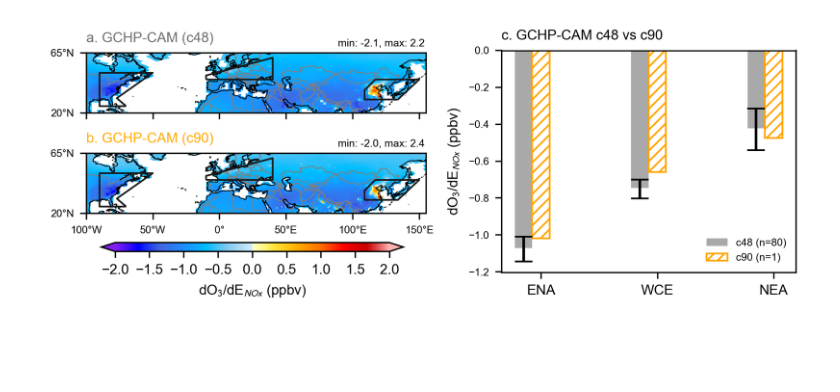
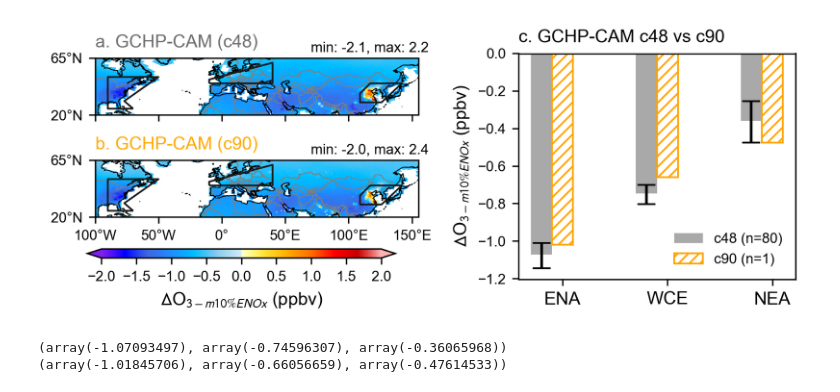
Before and after one commit to emmleroy/future-climate-ozone-sensitivity, a Jupyter notebook: figures_paper/FigS3_new.ipynb, the cells around one changed output. Drawn from its saved outputs; the diff is of its cells as text; code cells hidden in the pictures; blank space fills up the shorter version.

Commit message:
Increase minimum font size

```diff
--- a/figures_paper/FigS3_new.ipynb
+++ b/figures_paper/FigS3_new.ipynb
@@ -87,35 +86,35 @@ lat_formatter = LatitudeFormatter()
 color = 'black'
 
 mpl.rcParams.update({
-    'axes.edgecolor': color,      # Color of the axes spines
-    'xtick.color': color,         # Color of the x-axis ticks
-    'ytick.color': color,         # Color of the y-axis ticks
-    'xtick.labelcolor': color,    # Color of the x-axis tick labels
-    'ytick.labelcolor': color,    # Color of the y-axis tick labels
-    'grid.color': color,          # Color of the grid lines
-    'axes.labelcolor': color,     # Color of the axis labels
-    'axes.titlecolor': color,     # Color of the plot titles
+    'axes.edgecolor': color,
+    'xtick.color': color,
+    'ytick.color': color,
+    'xtick.labelcolor': color,
+    'ytick.labelcolor': color,
+    'grid.color': color,
+    'axes.labelcolor': color,
+    'axes.titlecolor': color,
 })
 
 mpl.rcParams.update({
     'font.size': 8,
-    'axes.titlesize': 8,
-    'axes.labelsize': 8,
-    'xtick.labelsize': 6,
-    'ytick.labelsize': 6,
+    'axes.titlesize': 10,
+    'axes.labelsize': 10,
+    'xtick.labelsize': 8,
+    'ytick.labelsize': 8,
     'legend.fontsize': 8,
-    'figure.titlesize': 8
+    'figure.titlesize': 10
 })
 
 fig_width_in = 6
 fig_height_in = 2.35
 
 fig = plt.figure(figsize=(fig_width_in, fig_height_in), dpi=300)
-gs2 = GridSpec(2, 1, top=0.92, bottom=0.32, left=0.05, right=0.50, hspace = 0.30, wspace=0.05)
+gs2 = GridSpec(2, 1, top=0.92, bottom=0.32, left=0.08, right=0.50, hspace = 0.30, wspace=0.05)
 ax1 = fig.add_subplot(gs2[0, 0], projection=ccrs.PlateCarree(central_longitude=0))
 ax2 = fig.add_subplot(gs2[1, 0], projection=ccrs.PlateCarree(central_longitude=0))
 
-gs3 = GridSpec(1, 1, top=0.90, bottom=0.15, left=0.60, right=0.99, hspace = 0.30, wspace=0.05)
+gs3 = GridSpec(1, 1, top=0.90, bottom=0.15, left=0.63, right=0.99, hspace = 0.30, wspace=0.05)
 ax3 = fig.add_subplot(gs3[0, 0])
 
 #################################################################################
@@ -149,22 +148,22 @@ for idx, z in enumerate([CAM_c48_seasonal, CAM_c90_seasonal,]):
     ax[idx].add_feature(country_borders, edgecolor="gray", linewidth=0.5)
     ax[idx].coastlines(color="black", linewidth=0.5)
     ax[idx].set_extent([-100, 155, 20, 65], crs=ccrs.PlateCarree())
-    ax[idx].set_title(titles[idx], loc='left', size=8, color=colors[idx])
+    ax[idx].set_title(titles[idx], loc='left', size=10, color=colors[idx])
 
     # X-tick labels
     ax[idx].set_xticks([-100, -50, 0, 50, 100, 150])
     ax[0].set_xticklabels(
-            ['', '', '', '', '', ''], fontsize=6)
+            ['', '', '', '', '', ''], fontsize=8)
     ax[1].set_xticklabels(
-            ['100°W', '50°W', '0°', '50°E', '100°E', '150°E'], fontsize=6)
+            ['100°W', '50°W', '0°', '50°E', '100°E', '150°E'], fontsize=8)
 
     # Y-tick labels
     ax[idx].set_yticks([20,65])
 
     ax[0].set_yticklabels(
-            ['20°N', '65°N'], fontsize=6)
+            ['20°N', '65°N'], fontsize=8)
     ax[1].set_yticklabels(
-            ['20°N', '65°N'], fontsize=6)
+            ['20°N', '65°N'], fontsize=8)
 
     # Add boxes around the IPCC AR6 regions
     ar6 = regionmask.defined_regions.ar6.all
@@ -175,44 +174,49 @@ for idx, z in enumerate([CAM_c48_seasonal, CAM_c90_seasonal,]):
     )
 
     # For EAS we use a modified polygon that captures a more homogeneous response
-    new_EAS = np.array([[117,45], [109,37], [109,30], [134,30], [134,30], [150,45]])
+    new_EAS = np.array([[117,45], [109,37], [109,30], [126,30],[142,45]])
     new_EAS_region = regionmask.Regions([new_EAS], name="new_EAS")
     new_EAS_region.plot_regions(add_label=False, ax=ax[idx], line_kws=dict(lw=1))
 
-    ax[idx].annotate("min: "+"{:.1f}".format(z.min().values)+", max: "+"{:.1f}".format(z.max().values), (89,70), size=6)
+    ax[idx].annotate("min: "+"{:.1f}".format(z.min().values)+", max: "+"{:.1f}".format(z.max().values), (70,70), size=8)
 
 
 ticks = [-2, -1.5, -1, -0.5, 0, 0.5, 1, 1.5, 2]
 cbar_ax = fig.add_axes([0.07, 0.22, 0.4, 0.03])  # [left, bottom, width, height]
 cbar = fig.colorbar(plot,
                     cax=cbar_ax,
                     ticks=ticks,
                     orientation="horizontal",
                     shrink=0.50,
-                    label='dO$_3$/dE$_{NOx}$ (ppbv)',
+                    label=r"$\Delta$O$_{3-m10\%ENOx}$ (ppbv)",
                     extend='both'
                     )
 cbar.ax.tick_params(labelsize=8)
 
 #################################################################################
 ## Part 3: Regional mean barplots ozone response: CAM vs M2 ##
 ax = [ax3]
 
-#
 bar_width = 0.15
 categories = ['ENA', 'WCE', 'NEA']
-x = np.arange(len(categories))
+x = 0.75*np.arange(len(categories))
 
 ax[0].bar(x - bar_width, c48_mean, bar_width, yerr=tools.reshape_data(c48_std),  capsize=5, label="c48 (n=80)", color="darkgray")
 ax[0].bar(x,             c90_mean, bar_width, label="c90 (n=1)", color="white", hatch='////', edgecolor="orange")
-ax[0].set_ylabel("dO$_3$/dE$_{NOx}$ (ppbv)", fontsize=8)
+ax[0].set_ylabel(r"$\Delta$O$_{3-m10\%ENOx}$ (ppbv)", fontsize=10)
 ax[0].spines[['top']].set_visible(False)
 ax[0].axhline(0, color='k')
-ax[0].set_xticks(x, categories, fontsize=8)
-ax[0].set_title("c. GCHP-CAM c48 vs c90", loc='left', fontsize=8)
-ax[0].legend(fontsize=6, frameon=False)
+ax[0].set_xticks(x, categories, fontsize=10)
+ax[0].set_title("c. GCHP-CAM c48 vs c90", loc='left', fontsize=10)
+ax[0].legend(fontsize=8, frameon=False)
 
 #################################################################################
 plt.savefig("FigS3_new.png")
 # %% [output]
-[figure, old version]
+[figure, new version]
+# %%
+print(c48_mean)
+print(c90_mean)
+# %% [output]
+(array(-1.07093497), array(-0.74596307), array(-0.36065968))
+(array(-1.01845706), array(-0.66056659), array(-0.47614533))
```
Also changed, not shown: parts of 1 cell of this notebook.
